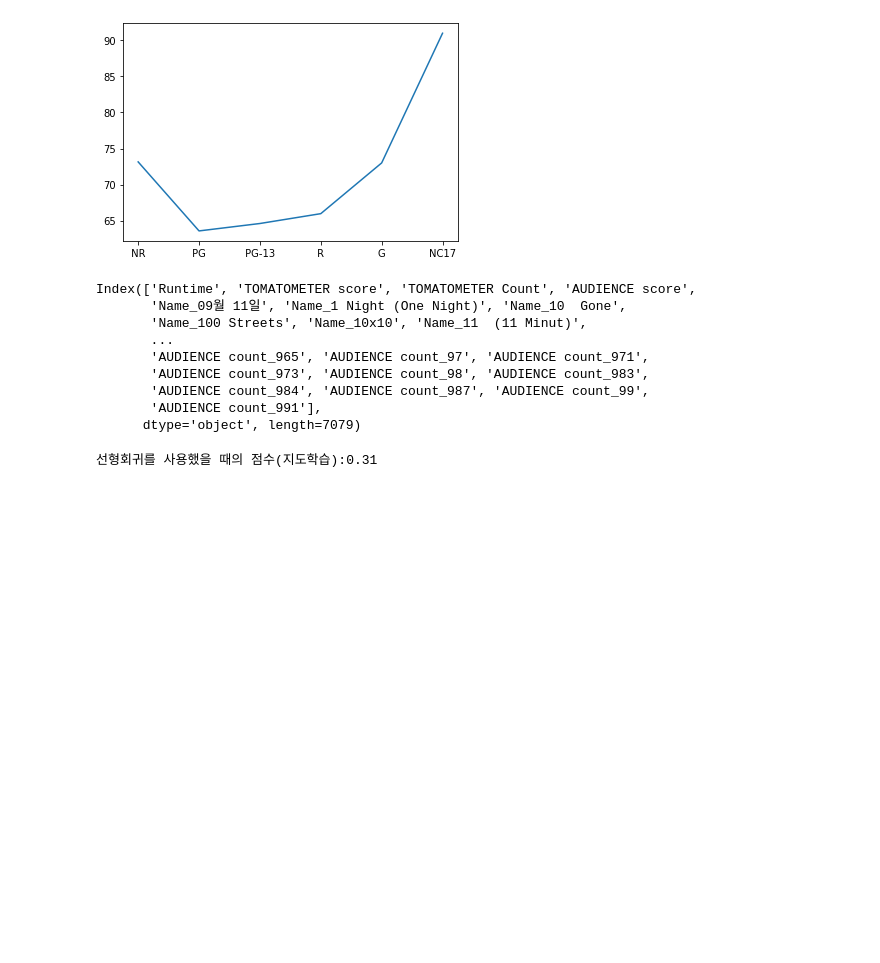
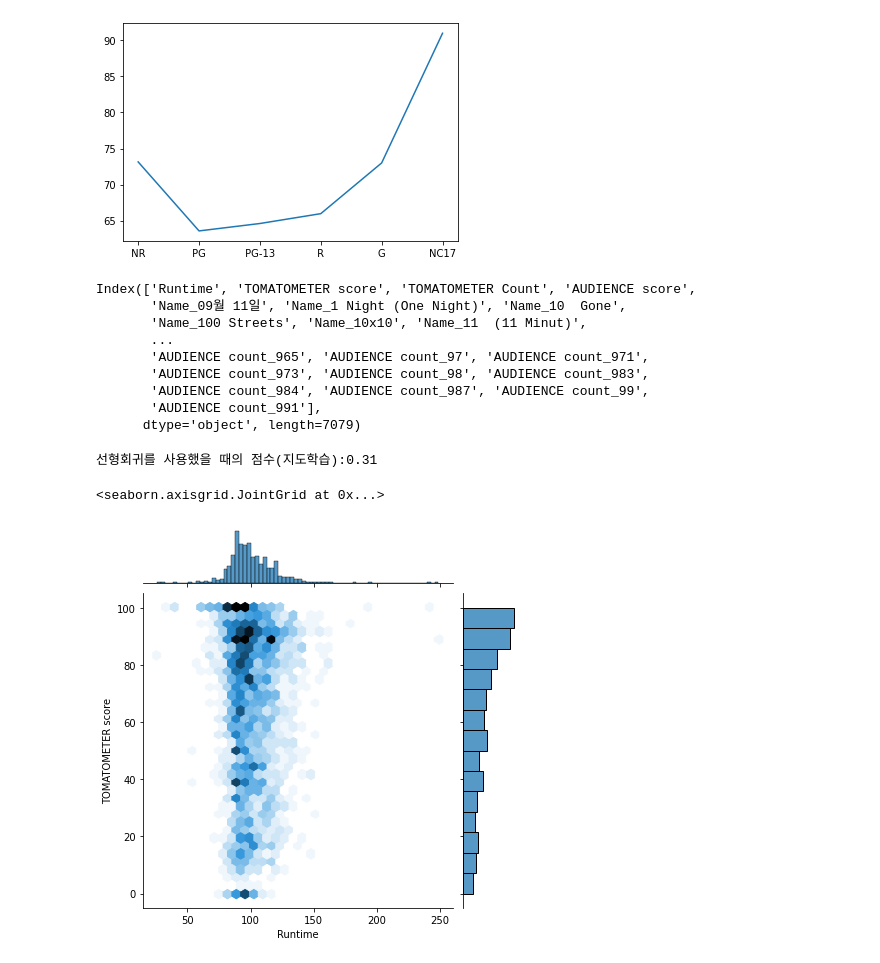
Before and after one commit to OhJunYoung21/artificial-inteliigence, a Jupyter notebook: Jarvis_tomato.ipynb, the cells around one changed output. Cells and saved outputs as stored; diff of their text form; code cells hidden in the pictures; blank space fills up the shorter version.

```diff
--- a/Jarvis_tomato.ipynb
+++ b/Jarvis_tomato.ipynb
@@ -159,3 +159,9 @@ score = lin_1.score(x_test,y_test)  #score를 알아봅시다.
 print("선형회귀를 사용했을 때의 점수(지도학습):{:.2f}".format(score))  #소수점 2번째 자리까지 출력할 것이다.
 # %% [output]
 선형회귀를 사용했을 때의 점수(지도학습):0.31
+# %%
+import seaborn as sns
+sns.jointplot(data=tomato_df,x='Runtime',y='TOMATOMETER score',kind="hex")
+# %% [output]
+<seaborn.axisgrid.JointGrid at 0x...>
+[figure, added]
```
Also changed, not shown: parts of 12 cells of this notebook.
